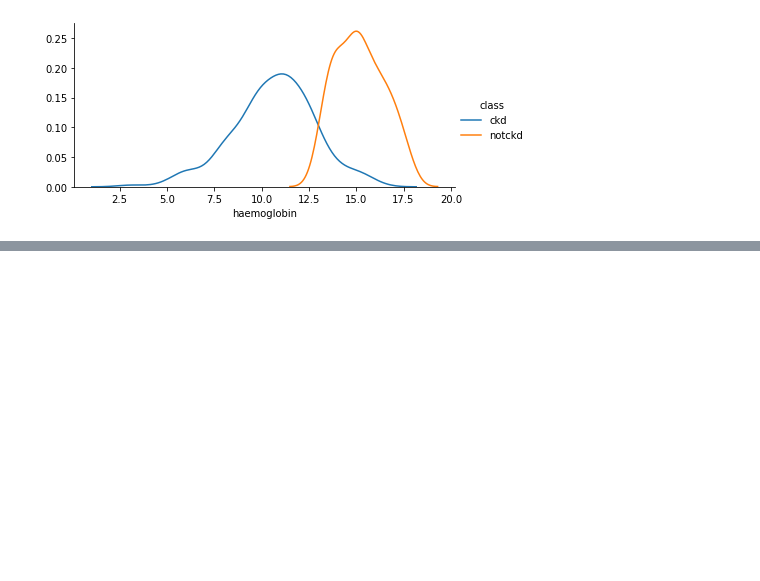
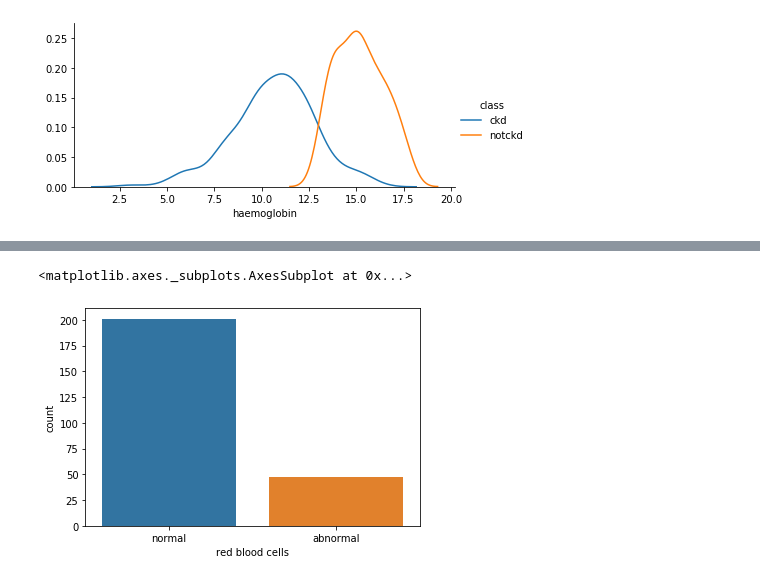
Before and after one commit to ruhulamin005/Predict-status-of-Chronic-kidney-disease, a Jupyter notebook: kidney disease status prediction.ipynb, the cells around one changed output, grey strips where cells are left out. Saved outputs shown, nothing was run; the diff lists cells and outputs as text; code cells hidden in the pictures; blank space fills up the shorter version.

```diff
--- a/kidney disease status prediction.ipynb
+++ b/kidney disease status prediction.ipynb
@@ -364,0 +422,5 @@ kde_plot('haemoglobin')
+# %%
+sns.countplot(df['red blood cells'])
+# %% [output]
+<matplotlib.axes._subplots.AxesSubplot at 0x...>
+[figure, added]
```
Also changed, not shown: parts of 34 cells of this notebook.
